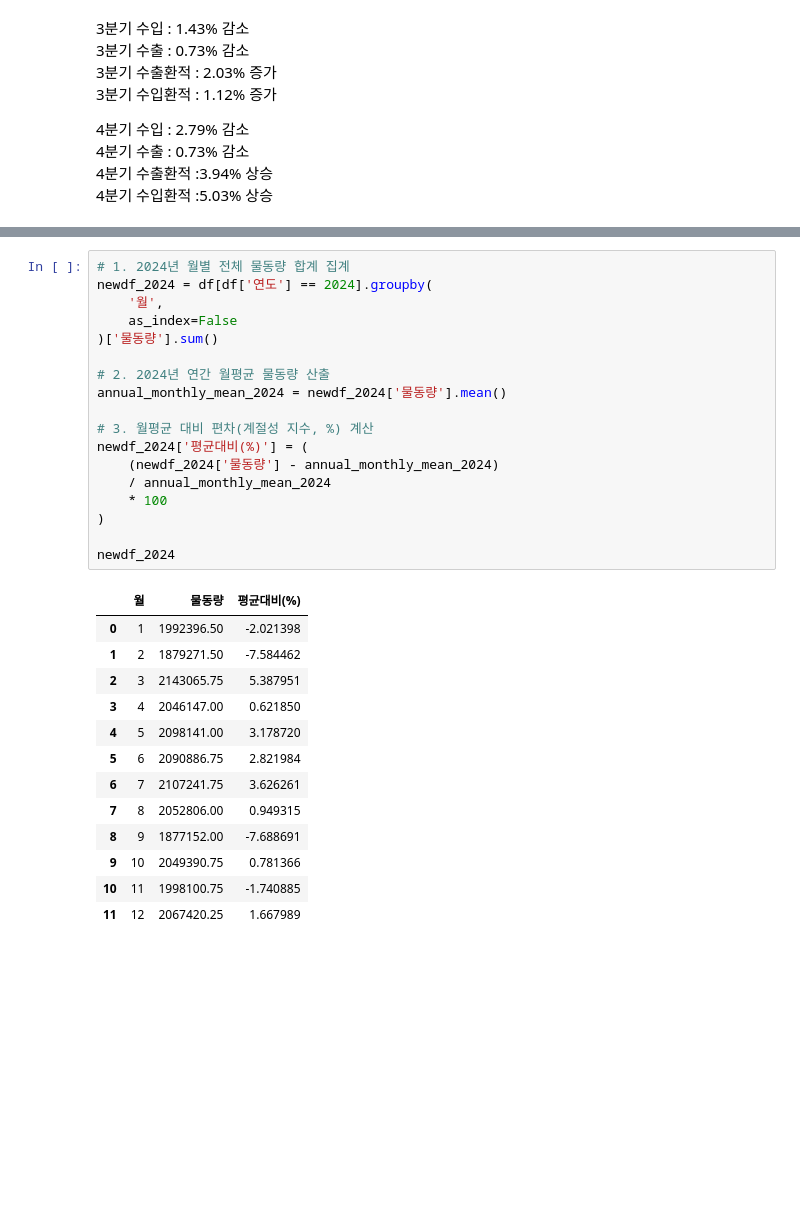
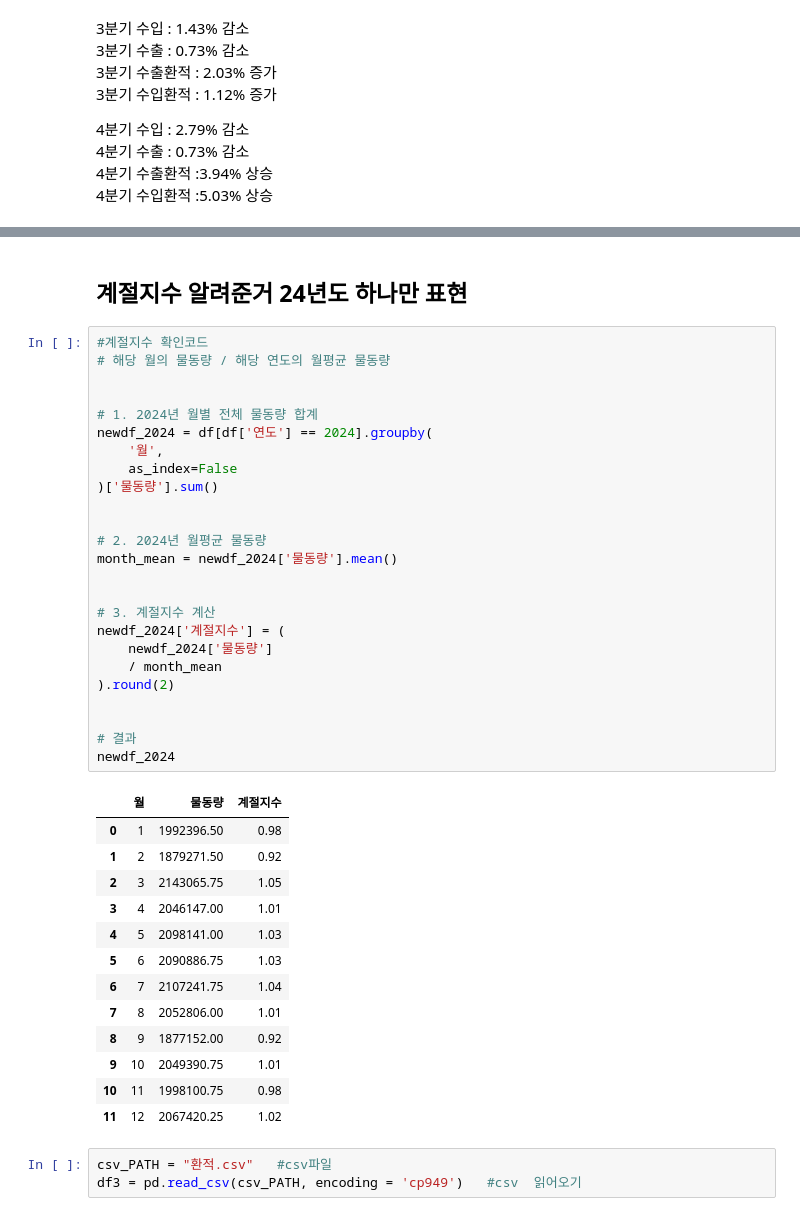
Before and after one commit to minskyong/study, a Jupyter notebook: project/bs.ipynb, the cells around one changed output, grey strips where cells are left out. Drawn from its saved outputs; the diff is of its cells as text; blank space fills up the shorter version.

```diff
--- a/project/bs.ipynb
+++ b/project/bs.ipynb
@@ -627,32 +731,44 @@ newdf_2023
+# %% [markdown]
+## 계절지수 알려준거 24년도 하나만 표현
 # %%
-# 1. 2024년 월별 전체 물동량 합계 집계
+#계절지수 확인코드
+# 해당 월의 물동량 / 해당 연도의 월평균 물동량
+
+
+# 1. 2024년 월별 전체 물동량 합계
 newdf_2024 = df[df['연도'] == 2024].groupby(
     '월',
     as_index=False
 )['물동량'].sum()
 
-# 2. 2024년 연간 월평균 물동량 산출
-annual_monthly_mean_2024 = newdf_2024['물동량'].mean()
 
-# 3. 월평균 대비 편차(계절성 지수, %) 계산
-newdf_2024['평균대비(%)'] = (
-    (newdf_2024['물동량'] - annual_monthly_mean_2024)
-    / annual_monthly_mean_2024
-    * 100
-)
+# 2. 2024년 월평균 물동량
+month_mean = newdf_2024['물동량'].mean()
 
+
+# 3. 계절지수 계산
+newdf_2024['계절지수'] = (
+    newdf_2024['물동량']
+    / month_mean
+).round(2)
+
+
+# 결과
 newdf_2024
 # %% [output]
-|  | 월 | 물동량 | 평균대비(%) |
-| 0 | 1 | 1992396.50 | -2.021398 |
-| 1 | 2 | 1879271.50 | -7.584462 |
-| 2 | 3 | 2143065.75 | 5.387951 |
-| 3 | 4 | 2046147.00 | 0.621850 |
-| 4 | 5 | 2098141.00 | 3.178720 |
-| 5 | 6 | 2090886.75 | 2.821984 |
-| 6 | 7 | 2107241.75 | 3.626261 |
-| 7 | 8 | 2052806.00 | 0.949315 |
-| 8 | 9 | 1877152.00 | -7.688691 |
-| 9 | 10 | 2049390.75 | 0.781366 |
-| 10 | 11 | 1998100.75 | -1.740885 |
-| 11 | 12 | 2067420.25 | 1.667989 |
+|  | 월 | 물동량 | 계절지수 |
+| 0 | 1 | 1992396.50 | 0.98 |
+| 1 | 2 | 1879271.50 | 0.92 |
+| 2 | 3 | 2143065.75 | 1.05 |
+| 3 | 4 | 2046147.00 | 1.01 |
+| 4 | 5 | 2098141.00 | 1.03 |
+| 5 | 6 | 2090886.75 | 1.03 |
+| 6 | 7 | 2107241.75 | 1.04 |
+| 7 | 8 | 2052806.00 | 1.01 |
+| 8 | 9 | 1877152.00 | 0.92 |
+| 9 | 10 | 2049390.75 | 1.01 |
+| 10 | 11 | 1998100.75 | 0.98 |
+| 11 | 12 | 2067420.25 | 1.02 |
+# %%
+csv_PATH = "환적.csv"   #csv파일
+df3 = pd.read_csv(csv_PATH, encoding = 'cp949')   #csv  읽어오기
```
Also changed, not shown: parts of 12 cells of this notebook, 1 other file.
